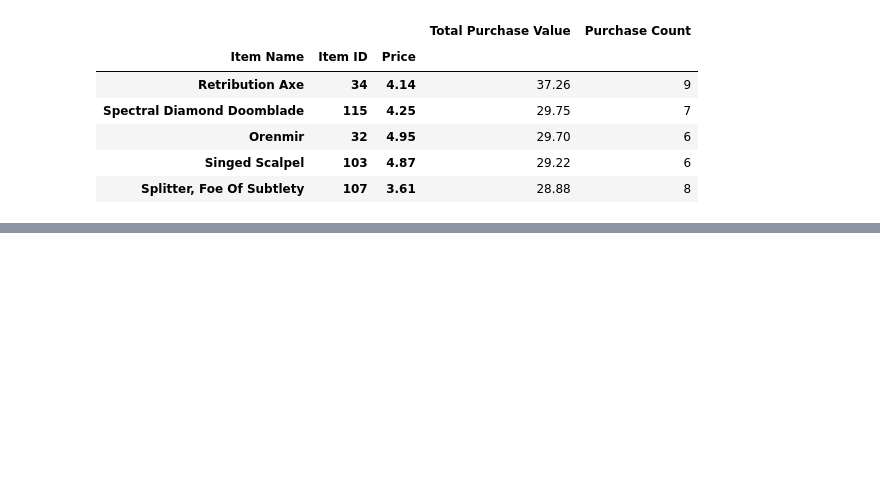
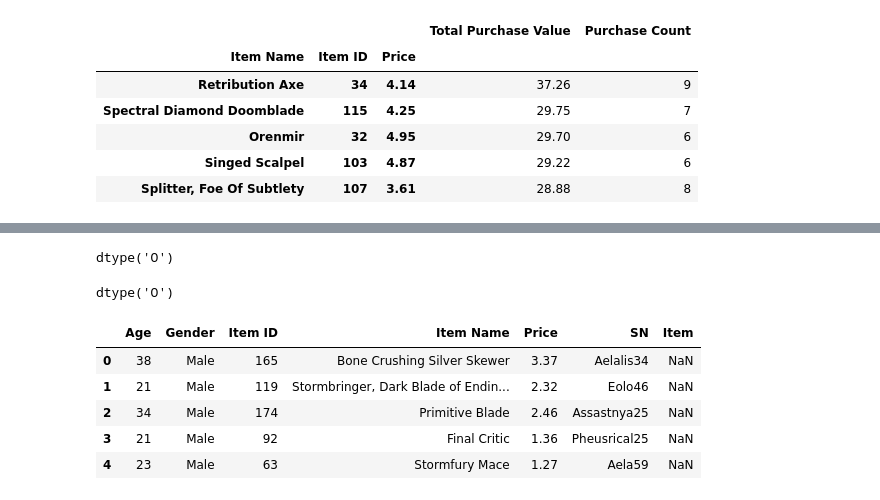
Before and after one commit to jenshurley/hw4, a Jupyter notebook: pymoli2.ipynb, the cells around one changed output, grey strips where cells are left out. Saved outputs shown, nothing was run; the diff lists cells and outputs as text; code cells hidden in the pictures; blank space fills up the shorter version.

Commit message:
Most Profitable provisional table

```diff
--- a/pymoli2.ipynb
+++ b/pymoli2.ipynb
@@ -255,0 +260,25 @@ most_profitable
+# %%
+df['Item ID'] = df['Item ID'].apply(str)
+# %%
+df['Item ID'].dtype
+# %% [output]
+dtype('O')
+# %%
+df['Item Name'].dtype
+# %% [output]
+dtype('O')
+# %%
+df['Item'] = df['Item'].astype('|S')
+# %%
+df['Item'] = df[['Item Name', 'Item ID']].apply(lambda x: ''.join(x), axis=0)
+# %%
+df['Item'] = df['Item'].apply(str)
+# %%
+df.head()
+# %% [output]
+|  | Age | Gender | Item ID | Item Name | Price | SN | Item |
+| 0 | 38 | Male | 165 | Bone Crushing Silver Skewer | 3.37 | Aelalis34 | NaN |
+| 1 | 21 | Male | 119 | Stormbringer, Dark Blade of Endin... | 2.32 | Eolo46 | NaN |
+| 2 | 34 | Male | 174 | Primitive Blade | 2.46 | Assastnya25 | NaN |
+| 3 | 21 | Male | 92 | Final Critic | 1.36 | Pheusrical25 | NaN |
+| 4 | 23 | Male | 63 | Stormfury Mace | 1.27 | Aela59 | NaN |
```
Also changed, not shown: parts of 1 cell of this notebook, 1 other file.
